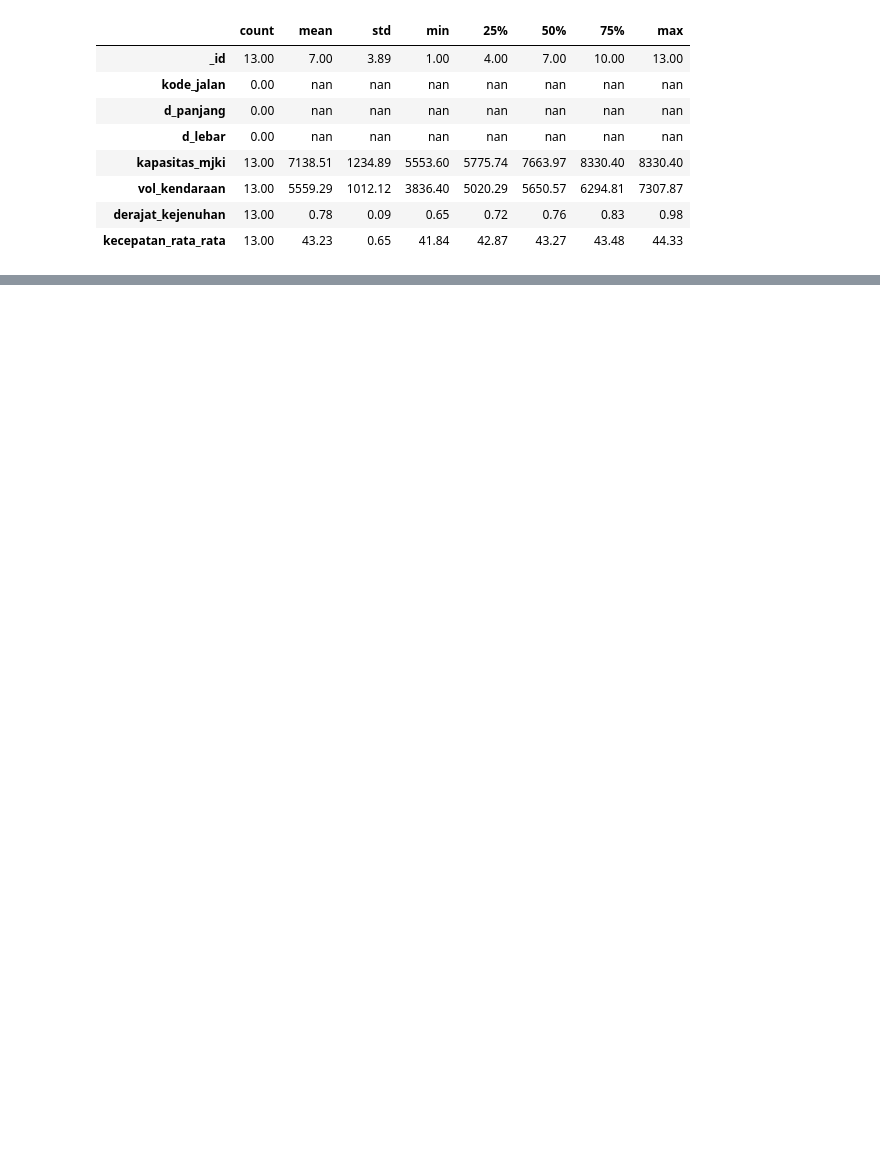
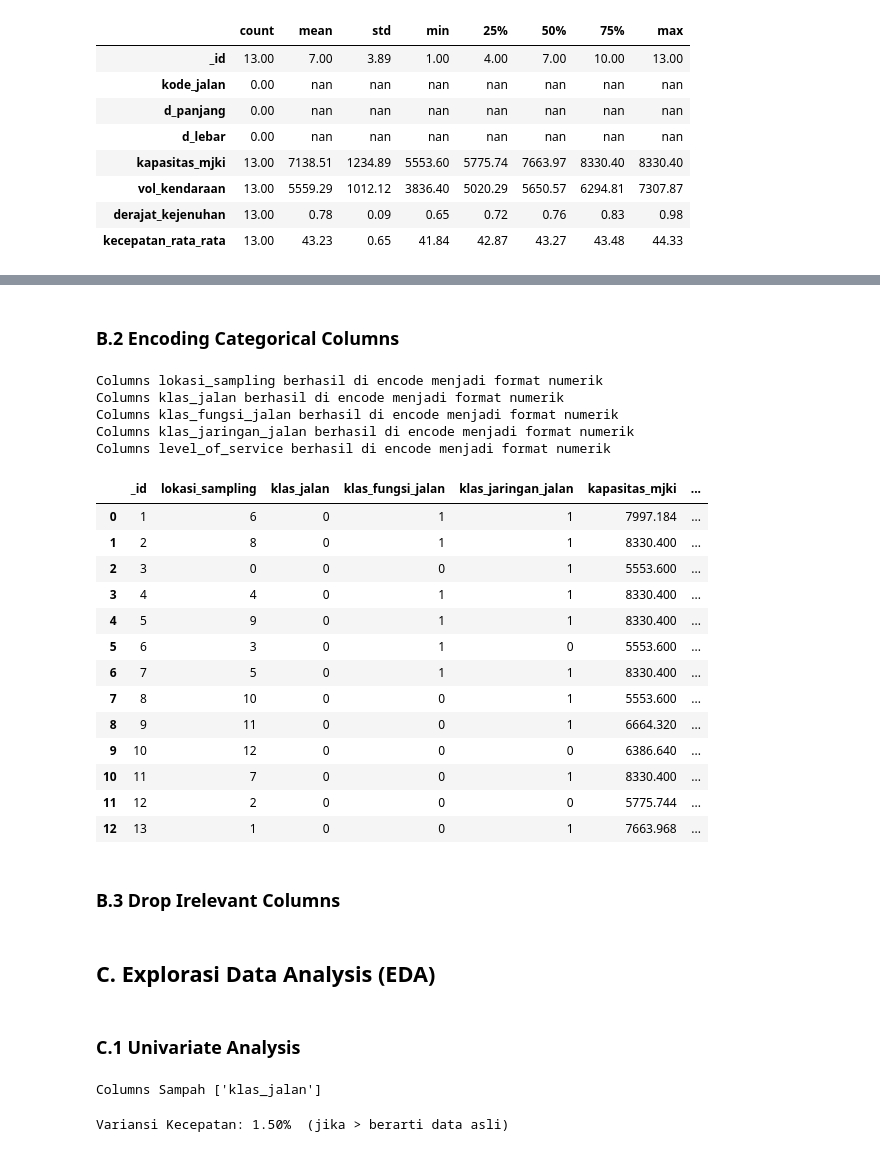
Before and after one commit to ghatpreneur/Data-Analytics-Project, a Jupyter notebook: Traffic Level of Service/Surabaya.ipynb, the cells around one changed output, grey strips where cells are left out. Drawn from its saved outputs; the diff is of its cells as text; code cells hidden in the pictures; blank space fills up the shorter version.

```diff
--- a/Traffic Level of Service/Surabaya.ipynb
+++ b/Traffic Level of Service/Surabaya.ipynb
@@ -71,0 +113,31 @@ df.describe().T.style.format("{:.2f}").background_gradient(cmap='coolwarm')
+# %% [markdown]
+### B.2 Encoding Categorical Columns
+# %%
+for col in df_clean.select_dtypes(include='object'):
+ df_clean[col] = df_clean[col].astype('category').cat.codes
+
+ print(f'Columns {col} berhasil di encode menjadi format numerik')
+
+df_clean
+# %% [output]
+Columns lokasi_sampling berhasil di encode menjadi format numerik
+Columns klas_jalan berhasil di encode menjadi format numerik
+Columns klas_fungsi_jalan berhasil di encode menjadi format numerik
+Columns klas_jaringan_jalan berhasil di encode menjadi format numerik
+Columns level_of_service berhasil di encode menjadi format numerik
+|  | _id | lokasi_sampling | klas_jalan | klas_fungsi_jalan | klas_jaringan_jalan | kapasitas_mjki | ... |
+| 0 | 1 | 6 | 0 | 1 | 1 | 7997.184 | ... |
+| 1 | 2 | 8 | 0 | 1 | 1 | 8330.400 | ... |
+| 2 | 3 | 0 | 0 | 0 | 1 | 5553.600 | ... |
+| 3 | 4 | 4 | 0 | 1 | 1 | 8330.400 | ... |
+| 4 | 5 | 9 | 0 | 1 | 1 | 8330.400 | ... |
+| 5 | 6 | 3 | 0 | 1 | 0 | 5553.600 | ... |
+| 6 | 7 | 5 | 0 | 1 | 1 | 8330.400 | ... |
+| 7 | 8 | 10 | 0 | 0 | 1 | 5553.600 | ... |
+| 8 | 9 | 11 | 0 | 0 | 1 | 6664.320 | ... |
+| 9 | 10 | 12 | 0 | 0 | 0 | 6386.640 | ... |
+| 10 | 11 | 7 | 0 | 0 | 1 | 8330.400 | ... |
+| 11 | 12 | 2 | 0 | 0 | 0 | 5775.744 | ... |
+| 12 | 13 | 1 | 0 | 0 | 1 | 7663.968 | ... |
+# %% [markdown]
+### B.3 Drop Irelevant Columns
@@ -71,0 +146,14 @@ df.describe().T.style.format("{:.2f}").background_gradient(cmap='coolwarm')
+# %% [markdown]
+## C. Explorasi Data Analysis (EDA)
+# %% [markdown]
+### C.1 Univariate Analysis
+# %%
+trash_col = df_clean.columns[df_clean.nunique() == 1]
+print(f'Columns Sampah {trash_col.tolist()}')
+# %% [output]
+Columns Sampah ['klas_jalan']
+# %%
+cv_speed = df_clean['kecepatan_rata_rata'].std() / df_clean['kecepatan_rata_rata'].mean()
+print(f"Variansi Kecepatan: {cv_speed:.2%}  (jika > 5% berarti data asli)")
+# %% [output]
+Variansi Kecepatan: 1.50%  (jika > berarti data asli)
```
Also changed, not shown: parts of 17 cells of this notebook.
